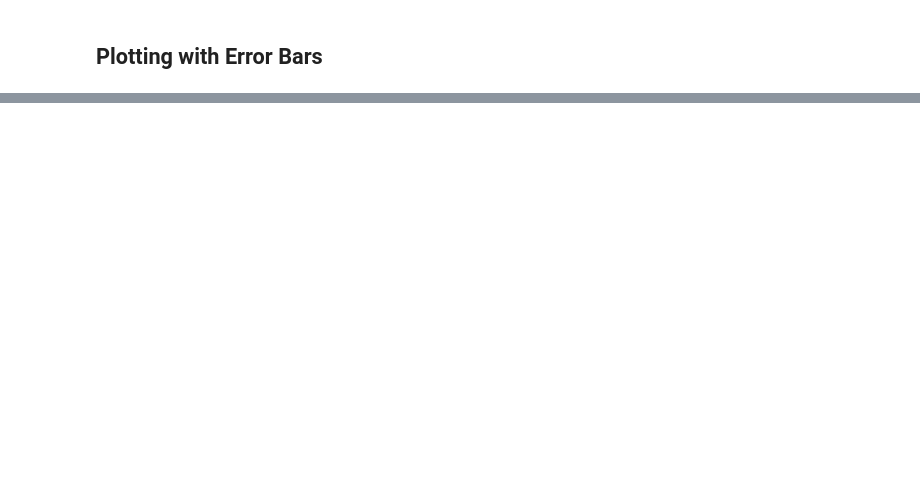
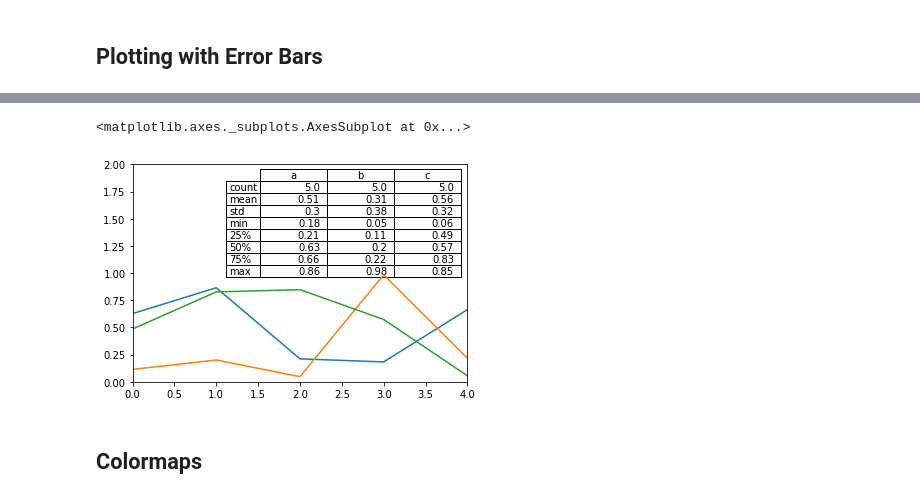
Before and after one commit to anandvipul/DataVisualization, a Jupyter notebook: Pandas Visualization.ipynb, the cells around one changed output, grey strips where cells are left out. Cells and saved outputs as stored; diff of their text form; code cells hidden in the pictures; blank space fills up the shorter version.

```diff
--- a/Pandas Visualization.ipynb
+++ b/Pandas Visualization.ipynb
@@ -659,0 +744,11 @@ axes[1,1].set_title('D');
+# %%
+from pandas.plotting import table
+fig, ax = plt.subplots(1,1)
+table(ax, np.round(df.describe(), 2),
+     loc = 'upper right', colWidths = [0.2, 0.2, 0.2])
+df.plot(ax = ax, ylim = (0,2), legend = None)
+# %% [output]
+<matplotlib.axes._subplots.AxesSubplot at 0x...>
+[figure, added]
+# %% [markdown]
+## Colormaps
```
Also changed, not shown: parts of 71 cells of this notebook.
